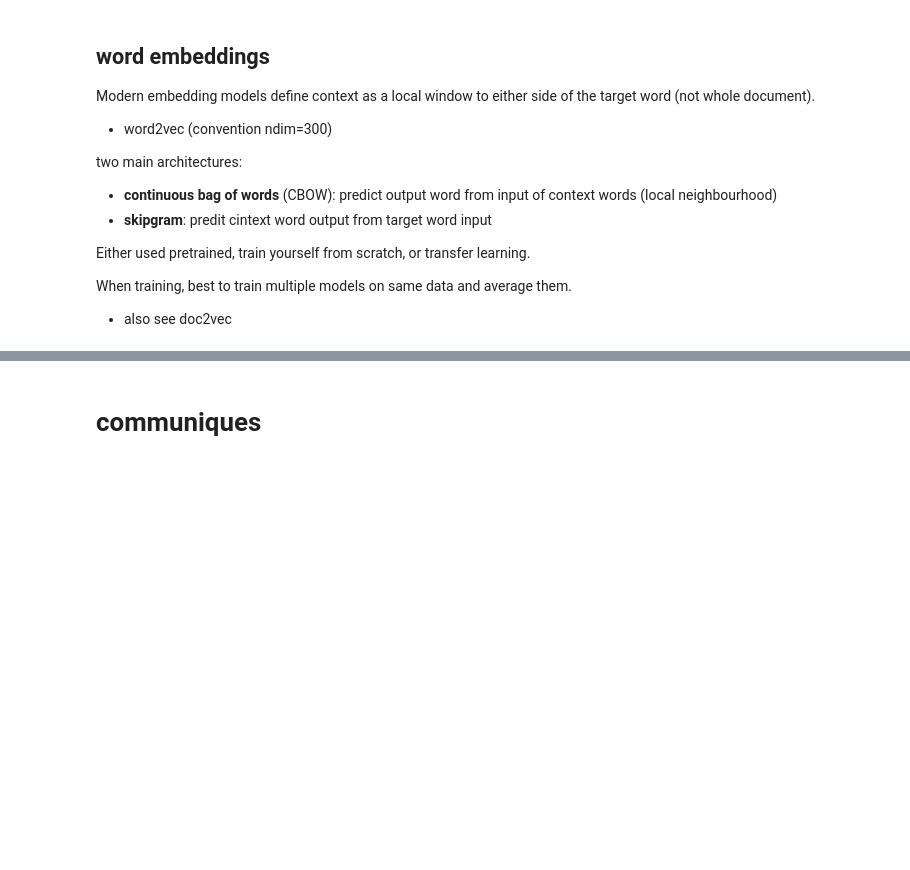
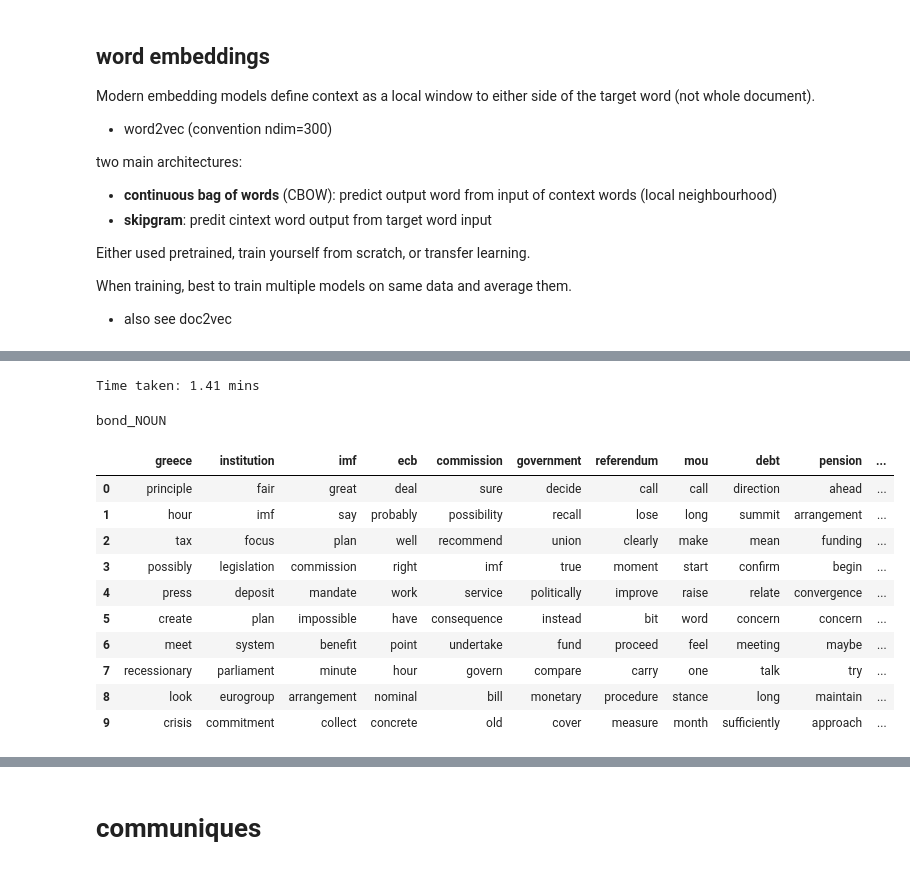
Before and after one commit to ariansajina/master-thesis, a Jupyter notebook: notebook.ipynb, the cells around one changed output, grey strips where cells are left out. Saved outputs shown, nothing was run; the diff lists cells and outputs as text; code cells hidden in the pictures; blank space fills up the shorter version.

```diff
--- a/notebook.ipynb
+++ b/notebook.ipynb
@@ -594,0 +697,15 @@ df.head(20)
+# %%
+from gensim.models import Word2Vec
+from gensim.models.word2vec import FAST_VERSION
+
+# initialize model
+w2v_model = Word2Vec(size =300,
+                    window=3,
+                    sample=1e-5,
+                    negative=5,
+                    min_count=10,
+                    #alpha=0.03,
+                    #min_alpha=0.000007,
+                    workers=-1,
+                    iter=10000
+)
@@ -594,0 +714,43 @@ df.head(20)
+# %%
+t = time.time()
+w2v_model.train(corpus, total_examples=w2v_model.corpus_count, epochs=w2v_model.epochs)
+print(f'Time taken: {round((time.time() - t) / 60, 2)} mins')
+# %% [output]
+Time taken: 1.41 mins
+# %%
+for word in w2v_model.wv.vocab.keys():
+    if 'bond' in word:
+        print(word)
+# %% [output]
+bond_NOUN
+# %%
+keywords = [
+    'greece_NOUN',
+    'institution_NOUN',
+    'imf_NOUN',
+    'ecb_NOUN',
+    'commission_NOUN',
+    'government_NOUN',
+    'referendum_NOUN',
+    'mou_NOUN',
+    'debt_NOUN',
+    'debt_sustainability_NOUN',
+    'pension_NOUN',
+    'bank_NOUN',
+    'bond_NOUN'
+]
+
+df_closest = pd.DataFrame({word.split('_')[0]: [n.split('_')[0] for n,score in w2v_model.wv.most_similar(word)] for word in keywords})
+df_closest
+# %% [output]
+|  | greece | institution | imf | ecb | commission | government | referendum | mou | debt | pension | ... |
+| 0 | principle | fair | great | deal | sure | decide | call | call | direction | ahead | ... |
+| 1 | hour | imf | say | probably | possibility | recall | lose | long | summit | arrangement | ... |
+| 2 | tax | focus | plan | well | recommend | union | clearly | make | mean | funding | ... |
+| 3 | possibly | legislation | commission | right | imf | true | moment | start | confirm | begin | ... |
+| 4 | press | deposit | mandate | work | service | politically | improve | raise | relate | convergence | ... |
+| 5 | create | plan | impossible | have | consequence | instead | bit | word | concern | concern | ... |
+| 6 | meet | system | benefit | point | undertake | fund | proceed | feel | meeting | maybe | ... |
+| 7 | recessionary | parliament | minute | hour | govern | compare | carry | one | talk | try | ... |
+| 8 | look | eurogroup | arrangement | nominal | bill | monetary | procedure | stance | long | maintain | ... |
+| 9 | crisis | commitment | collect | concrete | old | cover | measure | month | sufficiently | approach | ... |
```
Also changed, not shown: parts of 67 cells of this notebook.
